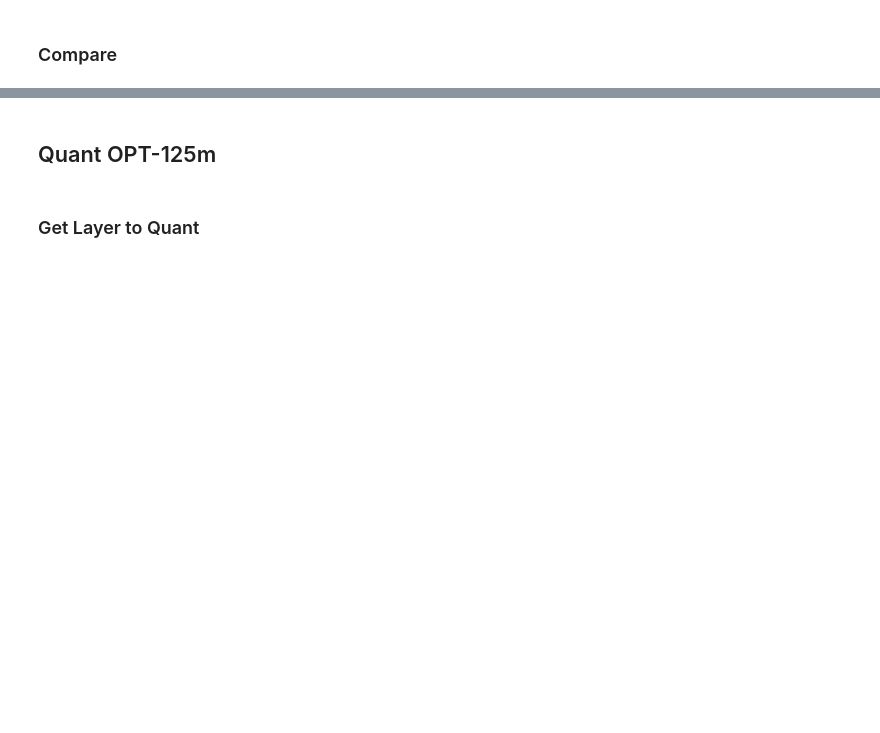
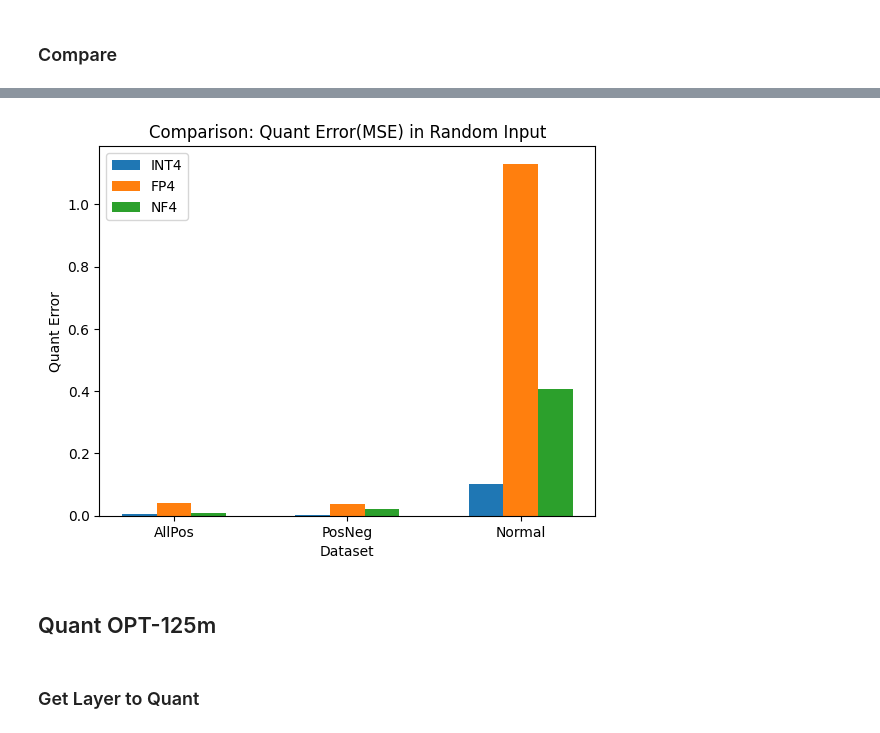
Before and after one commit to cauyxy/bilivideos, a Jupyter notebook: qlora/quant_compare.ipynb, the cells around one changed output, grey strips where cells are left out. Saved outputs shown, nothing was run; the diff lists cells and outputs as text; code cells hidden in the pictures; blank space fills up the shorter version.

```diff
--- a/qlora/quant_compare.ipynb
+++ b/qlora/quant_compare.ipynb
@@ -173,3 +219,17 @@ plt.show()
+# %%
+# Important
+plt_data = [[t[1] for t in tt] for tt in plt_data_tu]
+plot3compare(
+    title='Comparison: Quant Error(MSE) in Random Input',
+    plt_data=plt_data,
+    plt_label=['INT4', 'FP4', 'NF4'],
+    x_label='Dataset',
+    y_label='Quant Error',
+    x_ticks=['AllPos', 'PosNeg', 'Normal'],
+    legend_loc="upper left"
+)
+# %% [output]
+[figure, added]
 # %% [markdown]
 ## Quant OPT-125m
 # %%
```
Also changed, not shown: parts of 32 cells of this notebook.
